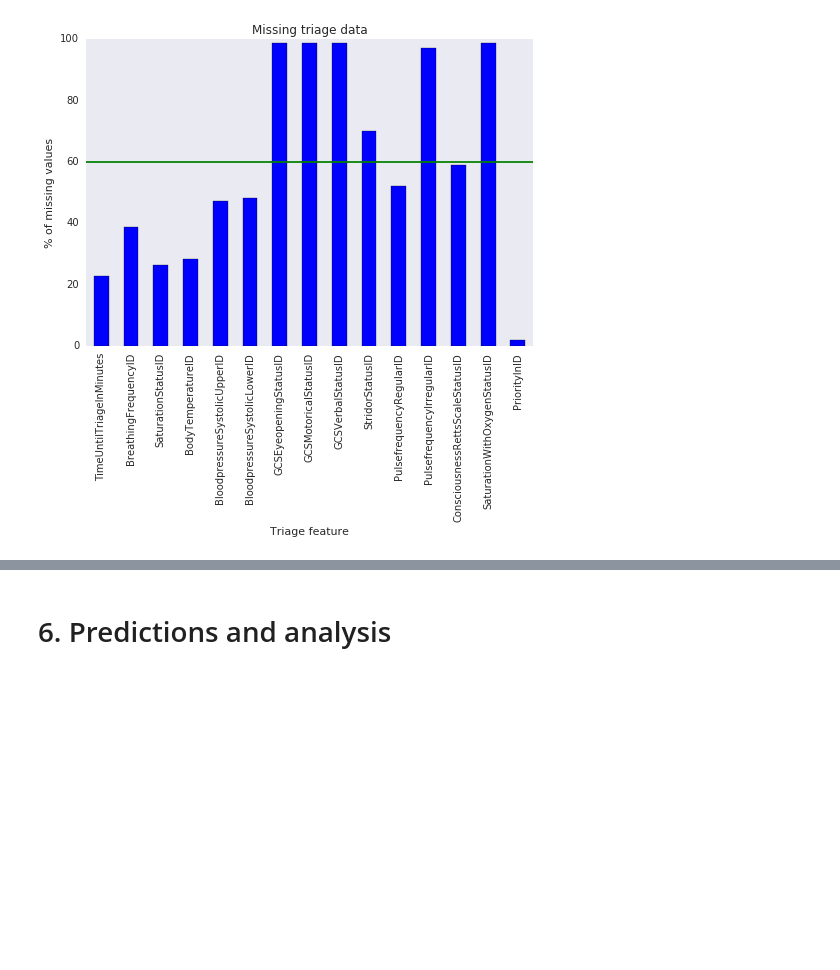
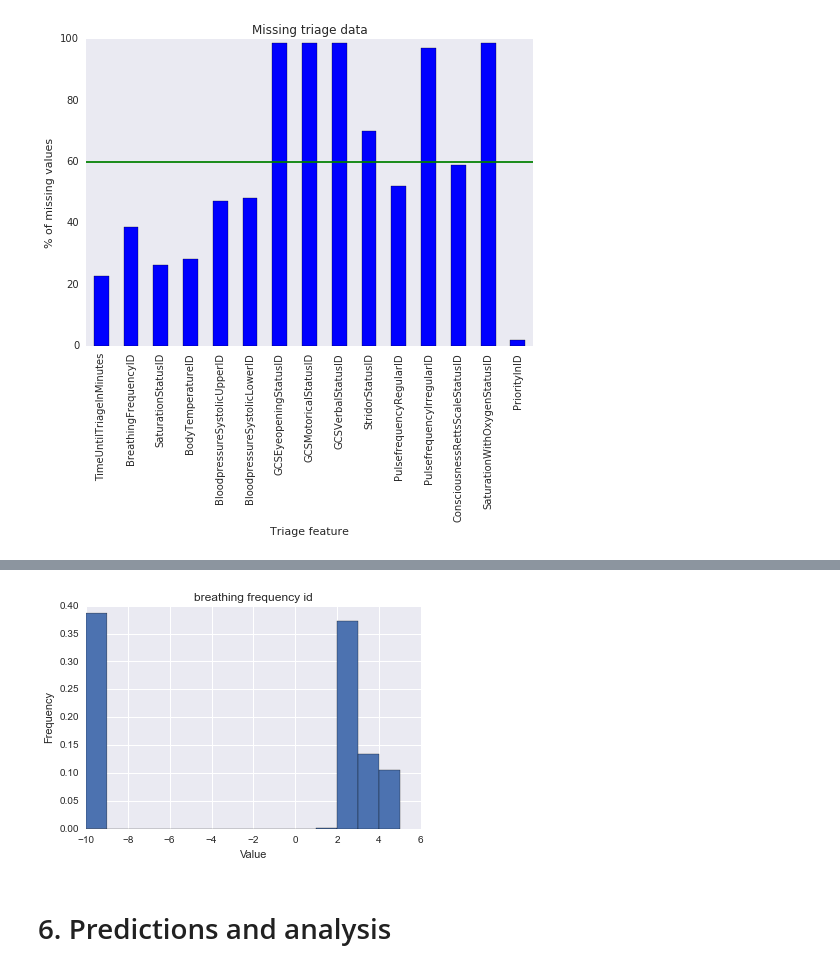
Before and after one commit to solomatov/cs109-project, a Jupyter notebook: ER.ipynb, the cells around one changed output, grey strips where cells are left out. Cells and saved outputs as stored; diff of their text form; code cells hidden in the pictures; blank space fills up the shorter version.

```diff
--- a/ER.ipynb
+++ b/ER.ipynb
@@ -691,3 +688,20 @@ plt.show()
+# %%
+# Show variable distribution after imputation
+
+
+subdata = data[pd.notnull(data['BreathingFrequencyID'])]
+varsubdata = subdata['BreathingFrequencyID']
+
+binwidth = 1
+bins=range(min(varsubdata).astype(np.int64), max(varsubdata).astype(np.int64) + binwidth, binwidth)
+
+plt.hist(varsubdata, bins=bins,normed=1, histtype='bar')
+plt.title(pretty("BreathingFrequencyID"))
+plt.xlabel("Value")
+plt.ylabel("Frequency")
+plt.show()
+# %% [output]
+[figure, added]
 # %% [markdown]
 # 6. Predictions and analysis
 # %% [markdown]
```
Also changed, not shown: parts of 6 cells of this notebook.
